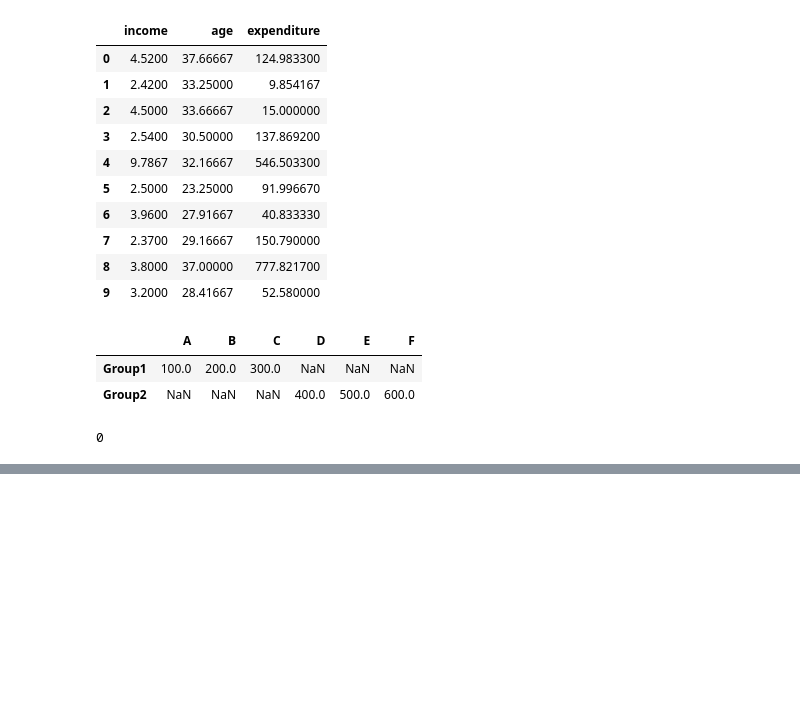
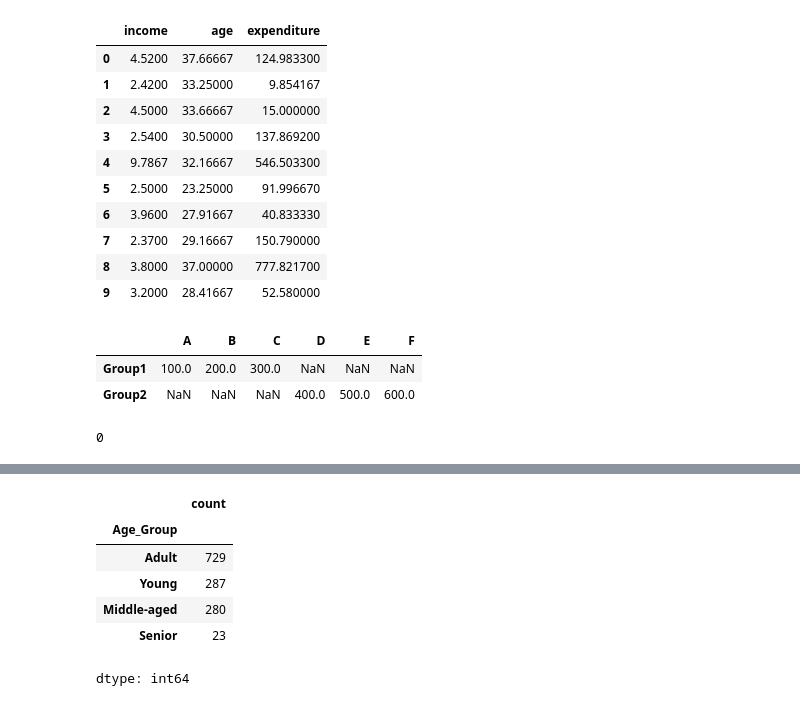
Before and after one commit to harshrjain/EDA, a Jupyter notebook: 21BDS0013.ipynb, the cells around one changed output, grey strips where cells are left out. Saved outputs shown, nothing was run; the diff lists cells and outputs as text; code cells hidden in the pictures; blank space fills up the shorter version.

```diff
--- a/21BDS0013.ipynb
+++ b/21BDS0013.ipynb
@@ -241,0 +345,14 @@ df_no_duplicates.head(10)
+# %%
+# 16. Categorize numerical data into predefined bins
+bins = [0, 25, 40, 60, 100]
+labels = ['Young', 'Adult', 'Middle-aged', 'Senior']
+df['Age_Group'] = pd.cut(df['age'], bins, labels=labels)
+df['Age_Group'].value_counts()
+# %% [output]
+|  | count |
+| Age_Group |  |
+| Adult | 729 |
+| Young | 287 |
+| Middle-aged | 280 |
+| Senior | 23 |
+dtype: int64
```
Also changed, not shown: parts of 11 cells of this notebook.
